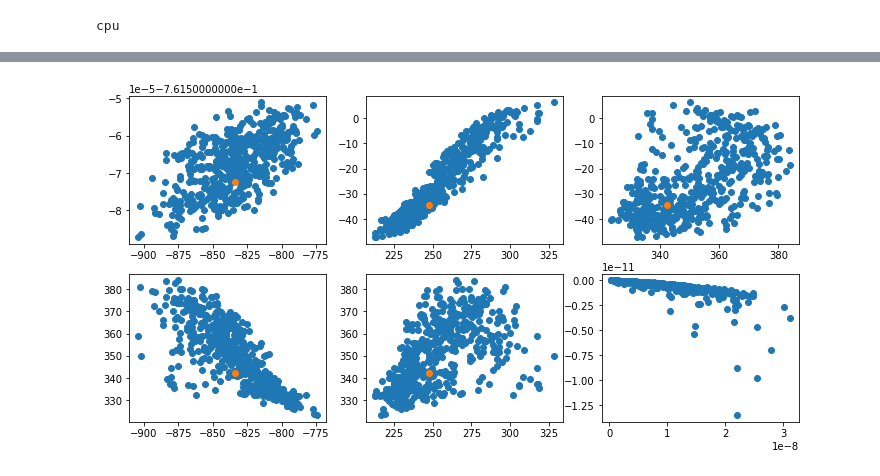
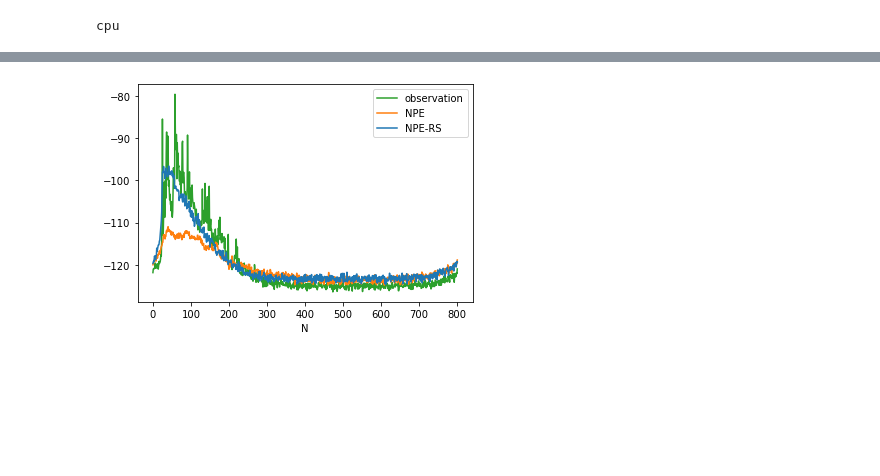
Before and after one commit to huangdaolang/robust-sbi, a Jupyter notebook: Turin-NPE.ipynb, the cells around one changed output, grey strips where cells are left out. Drawn from its saved outputs; the diff is of its cells as text; code cells hidden in the pictures; blank space fills up the shorter version.

```diff
--- a/Turin-NPE.ipynb
+++ b/Turin-NPE.ipynb
@@ -231,33 +182,14 @@ plt.show()
-# %%
-sum_net_normal_0 = copy.deepcopy(sum_net_normal)
-
-obs_summary = sum_net_normal_0(obs.unsqueeze(0))[1].detach().numpy()
-
-x_summary = sum_net_normal_0(x[:500])[1].detach().numpy()
-
-plt.figure(figsize=(12,6))
-plt.subplot(2, 3, 1)
-plt.scatter(x_summary[:, 0], x_summary[:, 4])
-plt.scatter(obs_summary[0, 0], obs_summary[0, 4])
-
-plt.subplot(2, 3, 2)
-plt.scatter(x_summary[:, 1], x_summary[:, 3])
-plt.scatter(obs_summary[0, 1], obs_summary[0, 3])
-
-plt.subplot(2, 3, 3)
-plt.scatter(x_summary[:, 2], x_summary[:, 3])
-plt.scatter(obs_summary[0, 2], obs_summary[0, 3])
-
-plt.subplot(2, 3, 4)
-plt.scatter(x_summary[:, 0], x_summary[:, 2])
-plt.scatter(obs_summary[0, 0], obs_summary[0, 2])
-plt.subplot(2, 3, 5)
-plt.scatter(x_summary[:, 1], x_summary[:, 2])
-plt.scatter(obs_summary[0, 1], obs_summary[0, 2])
-
-plt.subplot(2, 3, 6)
-plt.scatter(x_summary[:, 6], x_summary[:, 7])
-# plt.scatter(obs_summary[0, 0], obs_summary[0, 1])
-plt.show()
-# %% [output]
-[figure, removed]
+# %%
+plt.plot(np.arange(801), torch.mean(obs_real, axis=0), color="tab:green", label="observation")
+
+predictive_samples_normal = simulator(torch.mean(post_samples_normal_cont, axis=0))
+plt.plot(np.arange(801), torch.mean(predictive_samples_normal, axis=0), color="tab:orange", label="NPE")
+
+predictive_samples_robust = simulator(torch.mean(post_samples_robust_cont, axis=0))
+plt.plot(np.arange(801), torch.mean(predictive_samples_robust, axis=0), color="tab:blue", label="NPE-RS")
+
+plt.legend()
+plt.xlabel("N")
+plt.show()
+# %% [output]
+[figure, added]
```
Also changed, not shown: parts of 19 cells of this notebook, 7 other files.
